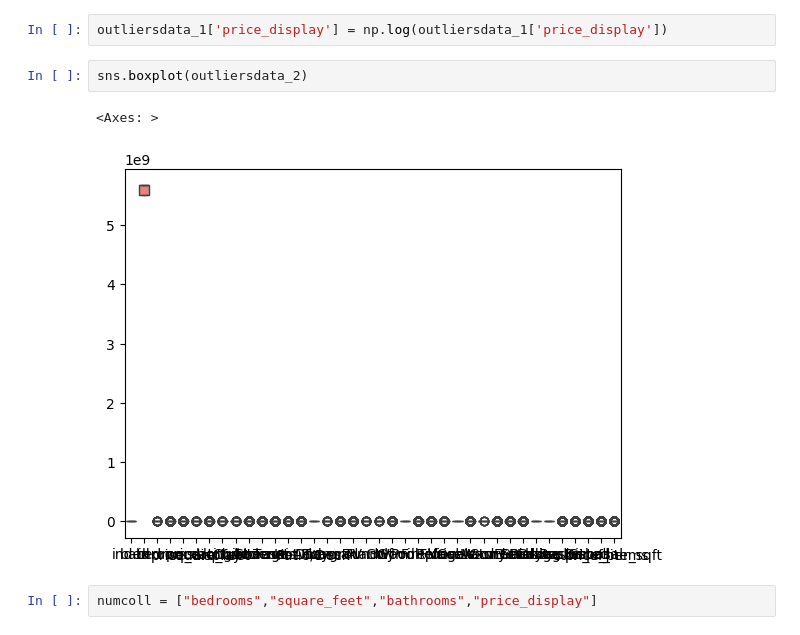
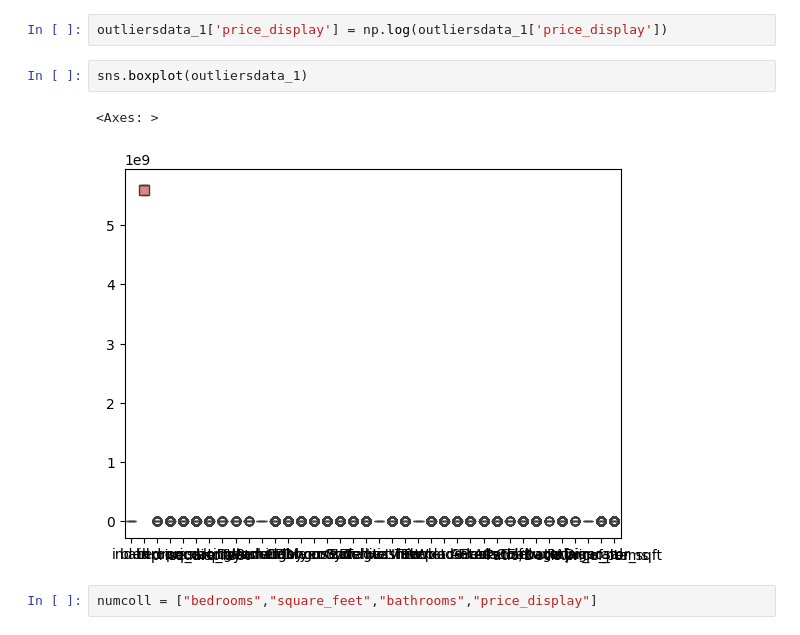
Before and after one commit to MoazZekry/ApartmentRentPrediction, a Jupyter notebook: ApartmentRentPredictionPr.ipynb, the cells around one changed output. Cells and saved outputs as stored; diff of their text form.

```diff
--- a/ApartmentRentPredictionPr.ipynb
+++ b/ApartmentRentPredictionPr.ipynb
@@ -644,10 +644,10 @@ outliersdata_1=new_feature_data.copy()
 # %%
 outliersdata_1['price_display'] = np.log(outliersdata_1['price_display'])
 # %%
-sns.boxplot(outliersdata_2)
+sns.boxplot(outliersdata_1)
 # %% [output]
 <Axes: >
-[figure, old version]
+[figure, new version]
 # %%
 numcoll = ["bedrooms","square_feet","bathrooms","price_display"]
 # %%
```
Also changed, not shown: parts of 32 cells of this notebook.
